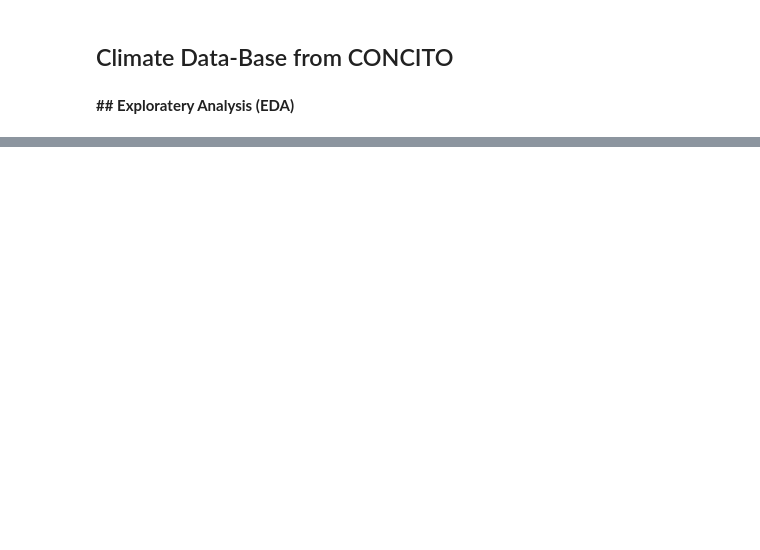
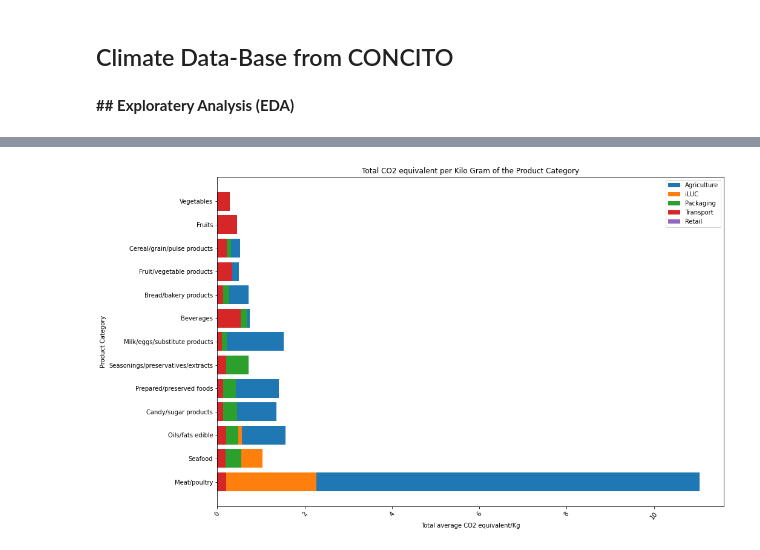
Before and after one commit to mrchapagain/iCare, a Jupyter notebook: ConcitoClimateAnalyticscombine.ipynb, the cells around one changed output, grey strips where cells are left out. Drawn from its saved outputs; the diff is of its cells as text; code cells hidden in the pictures; blank space fills up the shorter version.

```diff
--- a/ConcitoClimateAnalyticscombine.ipynb
+++ b/ConcitoClimateAnalyticscombine.ipynb
@@ -13,13 +13 @@ Successfully installed colorama-0.4.4
-# %%
-# Importing the required libaries for EDA
-import pandas as pd
-import numpy as np
-import seaborn as sns
-import matplotlib.pyplot as plt
-from seaborn import load_dataset
-import warnings
-warnings.filterwarnings("ignore")
-# Import data
-#data_link= "/ClimateData.xlsx"
-data_link= "https://denstoreklimadatabase.dk/sites/klimadatabasen.dk/files/media/document/Results_FINAL_20210201v4.xlsx"
 # %%
@@ -392,0 +94,7 @@ Total Energy_KJ:        133.0
+# %%
+#Lets use function to read data
+data_link = "https://github.com/mrchapagain/FoodClimateAnalytics/raw/main/ClimateData.xlsx" # glob.glob(path + '*.xlsx')
+fooddatas= datareader(data_link).sort_values(by=['Total_CO2_eq/kg'], ascending=False).round(decimals = 2)
+
+# Rows of the 5 higest and 5 least CO2 contributor
+fooddatas.tail(5).append(fooddatas.head(5)).head(2)
@@ -392,0 +105,4 @@ Total Energy_KJ:        133.0
+# %%
+co2_data_plot(fooddatas)
+# %% [output]
+[figure, added]
```
Also changed, not shown: parts of 36 cells of this notebook.
